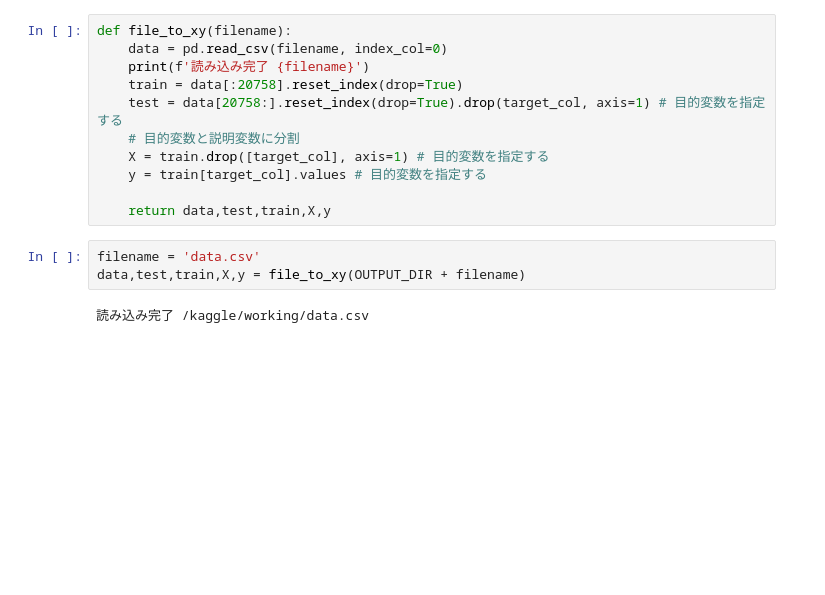
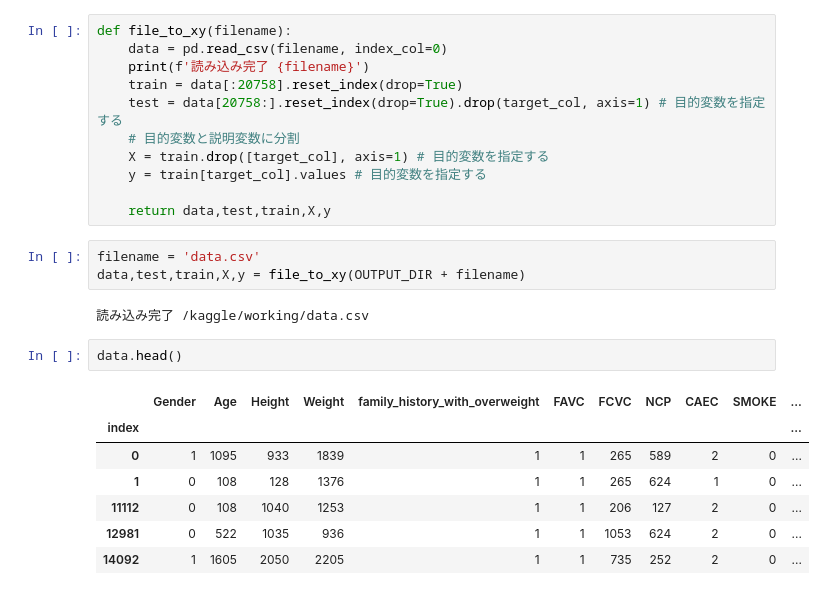
Before and after one commit to CheeseGue/DataScience, a Jupyter notebook: GithubWithKaggle/processor-obesity.ipynb, the cells around one changed output. Drawn from its saved outputs; the diff is of its cells as text; blank space fills up the shorter version.

```diff
--- a/GithubWithKaggle/processor-obesity.ipynb
+++ b/GithubWithKaggle/processor-obesity.ipynb
@@ -290,3 +288,13 @@ filename = 'data.csv'
 data,test,train,X,y = file_to_xy(OUTPUT_DIR + filename)
 # %% [output]
 読み込み完了 /kaggle/working/data.csv
+# %%
+data.head()
+# %% [output]
+|  | Gender | Age | Height | Weight | family_history_with_overweight | FAVC | FCVC | NCP | CAEC | SMOKE | ... |
+| index |  |  |  |  |  |  |  |  |  |  | ... |
+| 0 | 1 | 1095 | 933 | 1839 | 1 | 1 | 265 | 589 | 2 | 0 | ... |
+| 1 | 0 | 108 | 128 | 1376 | 1 | 1 | 265 | 624 | 1 | 0 | ... |
+| 11112 | 0 | 108 | 1040 | 1253 | 1 | 1 | 206 | 127 | 2 | 0 | ... |
+| 12981 | 0 | 522 | 1035 | 936 | 1 | 1 | 1053 | 624 | 2 | 0 | ... |
+| 14092 | 1 | 1605 | 2050 | 2205 | 1 | 1 | 735 | 252 | 2 | 0 | ... |
```
Also changed, not shown: parts of 6 cells of this notebook.
